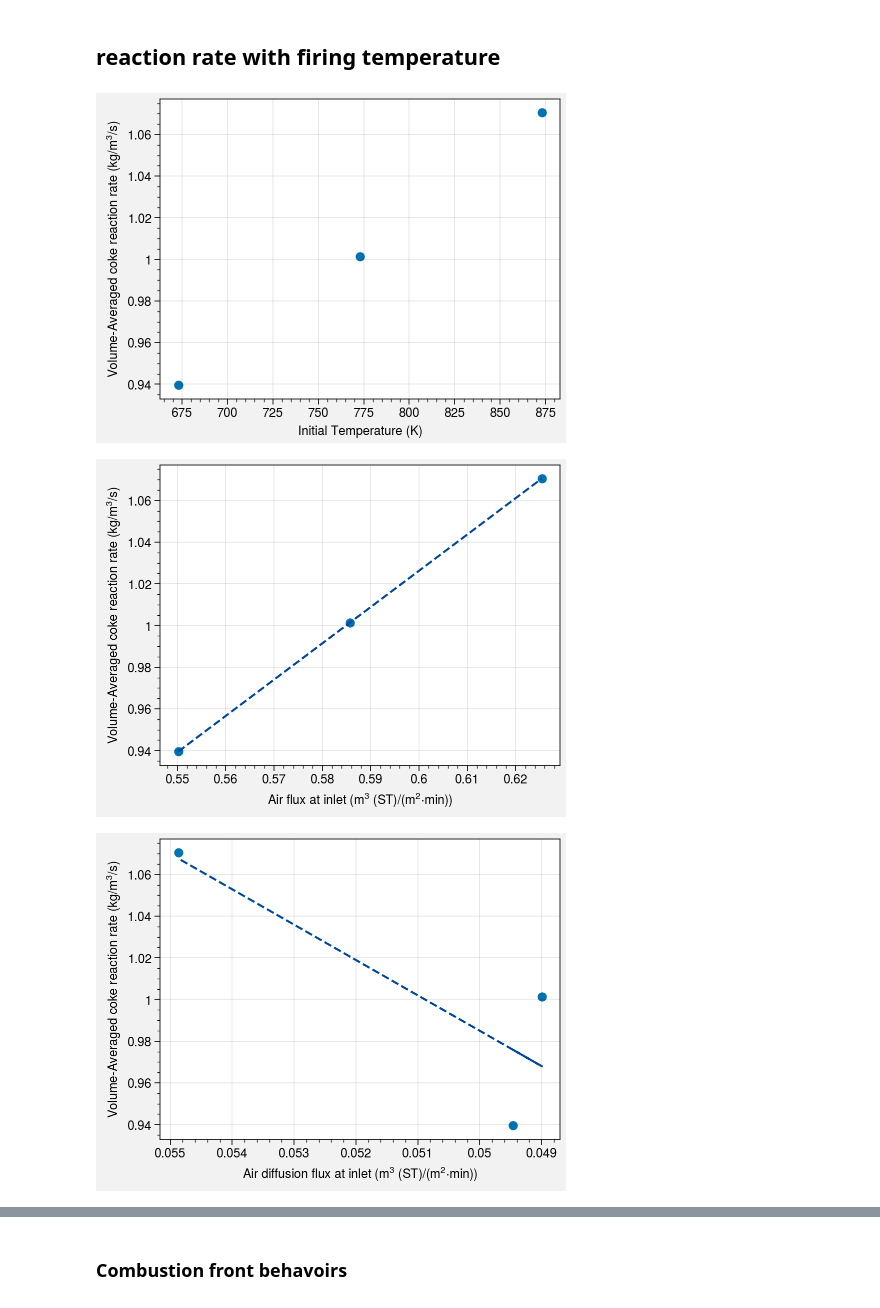
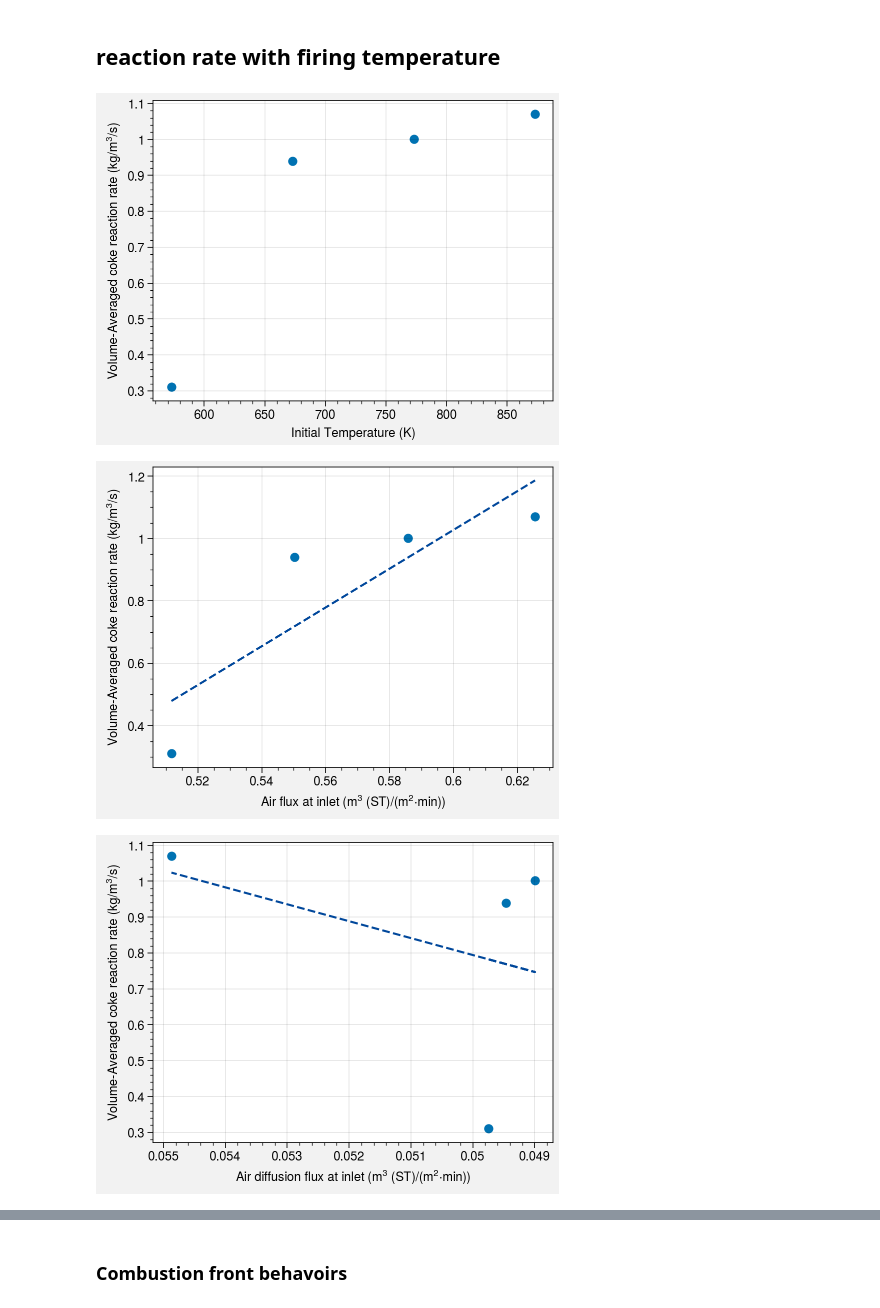
Before and after one commit to anoldfriend0718/openfoam, a Jupyter notebook: run/cokeCombustion/DaAnalysis/Pe1e-2/analysisDaEffect.ipynb, the cells around one changed output, grey strips where cells are left out. Cells and saved outputs as stored; diff of their text form; code cells hidden in the pictures.

```diff
--- a/run/cokeCombustion/DaAnalysis/Pe1e-2/analysisDaEffect.ipynb
+++ b/run/cokeCombustion/DaAnalysis/Pe1e-2/analysisDaEffect.ipynb
@@ -27,8 +27,8 @@ data_folder="postProcess"
 save_folder="postProcess/images"
 transverse_data_folder="postProcess/transverseAveragedData"
 # %%
-# max_t_case_T573=str(list(np.sort([float(i) for i in pyFigure.get_times_from_data_folder(os.path.join(case_T573,transverse_data_folder))]))[-1])
-# print(f"max time of case_T573: {max_t_case_T573}")
+max_t_case_T573=str(list(np.sort([float(i) for i in pyFigure.get_times_from_data_folder(os.path.join(case_T573,transverse_data_folder))]))[-1])
+print(f"max time of case_T573: {max_t_case_T573}")
 
 max_t_case_T673=str(list(np.sort([float(i) for i in pyFigure.get_times_from_data_folder(os.path.join(case_T673,transverse_data_folder))]))[-1])
 print(f"max time of case_T673: {max_t_case_T673}")
@@ -108,21 +109,21 @@ fig.savefig('./MaximumTransverselyAveragedTemperature.jpg', dpi=600)
 # %% [markdown]
 ## reaction rate with firing temperature
 # %%
-# df_rate_case_T573=pd.read_csv(os.path.join(case_T573,"postProcess/others/ReactionRateAndBurningRate.csv"))
+df_rate_case_T573=pd.read_csv(os.path.join(case_T573,"postProcess/others/ReactionRateAndBurningRate.csv"))
 df_rate_case_T673=pd.read_csv(os.path.join(case_T673,"postProcess/others/ReactionRateAndBurningRate.csv"))
 df_rate_case_T773=pd.read_csv(os.path.join(case_T773,"postProcess/others/ReactionRateAndBurningRate.csv"))
 df_rate_case_T873=pd.read_csv(os.path.join(case_T873,"postProcess/others/ReactionRateAndBurningRate.csv"))
 
-# coke_rate_case_T573=list(df_rate_case_T573[df_rate_case_T573["time"]==float(max_t_case_T573)]["vol_averaged_reaction_rate"])[0]
+coke_rate_case_T573=list(df_rate_case_T573[df_rate_case_T573["time"]==float(max_t_case_T573)]["vol_averaged_reaction_rate"])[0]
 coke_rate_case_T673=list(df_rate_case_T673[df_rate_case_T673["time"]==float(max_t_case_T673)]["vol_averaged_reaction_rate"])[0]
 coke_rate_case_T773=list(df_rate_case_T773[df_rate_case_T773["time"]==float(max_t_case_T773)]["vol_averaged_reaction_rate"])[0]
 coke_rate_case_T873=list(df_rate_case_T873[df_rate_case_T873["time"]==float(max_t_case_T873)]["vol_averaged_reaction_rate"])[0]
 
-# T=[573,673,773,873]
-# coke_rates=[coke_rate_case_T573,coke_rate_case_T673,coke_rate_case_T773,coke_rate_case_T873]
+T=[573,673,773,873]
+coke_rates=[coke_rate_case_T573,coke_rate_case_T673,coke_rate_case_T773,coke_rate_case_T873]
 
-T=[673,773,873]
-coke_rates=[coke_rate_case_T673,coke_rate_case_T773,coke_rate_case_T873]
+# T=[673,773,873]
+# coke_rates=[coke_rate_case_T673,coke_rate_case_T773,coke_rate_case_T873]
 # %%
 fig, ax = plot.subplots( aspect=(4, 3), axwidth=4)
 ax.scatter(T,coke_rates)
@@ -130,7 +131,7 @@ ax.format(xlabel="Initial Temperature (K)",
           ylabel="Volume-Averaged coke reaction rate (kg/m$^3$/s)")
 fig.savefig('./cokeReactionRate~T.jpg', dpi=600)
 # %% [output]
-[figure, old version]
+[figure, new version]
 # %%
 pixelResolution=0.5e-6
 DO2=7.63596e-6
@@ -141,49 +142,49 @@ def process_df_O2_flux(df_O2_flux_at_inlet,DO2=7.63596e-6,pixelResolution=0.5e-6
     df_O2_flux_at_inlet["total_flux"]=df_O2_flux_at_inlet["diffusive_flux"]+df_O2_flux_at_inlet["advective_flux"]
     return df_O2_flux_at_inlet
 # %%
-# df_O2_flux_at_inlet_case_T573=pd.read_csv(os.path.join(case_T573,"postProcess/others/O2FluxsAtInlet.csv"))
+df_O2_flux_at_inlet_case_T573=pd.read_csv(os.path.join(case_T573,"postProcess/others/O2FluxsAtInlet.csv"))
 df_O2_flux_at_inlet_case_T673=pd.read_csv(os.path.join(case_T673,"postProcess/others/O2FluxsAtInlet.csv"))
 df_O2_flux_at_inlet_case_T773=pd.read_csv(os.path.join(case_T773,"postProcess/others/O2FluxsAtInlet.csv"))
 df_O2_flux_at_inlet_case_T873=pd.read_csv(os.path.join(case_T873,"postProcess/others/O2FluxsAtInlet.csv"))
 
-# df_O2_flux_at_inlet_case_T573=process_df_O2_flux(df_O2_flux_at_inlet_case_T573,DO2 =4.87334E-06)
+df_O2_flux_at_inlet_case_T573=process_df_O2_flux(df_O2_flux_at_inlet_case_T573,DO2 =4.87334E-06)
 df_O2_flux_at_inlet_case_T673=process_df_O2_flux(df_O2_flux_at_inlet_case_T673,DO2=6.20322E-06)
 df_O2_flux_at_inlet_case_T773=process_df_O2_flux(df_O2_flux_at_inlet_case_T773,DO2=7.63596e-6)
 df_O2_flux_at_inlet_case_T873=process_df_O2_flux(df_O2_flux_at_inlet_case_T873,DO2=9.16465E-06)
 # %%
-# total_O2_flux_case_T573=list(df_O2_flux_at_inlet_case_T573[df_O2_flux_at_inlet_case_T573["time"]==float(max_t_case_T573)]["total_flux"])[0]
+total_O2_flux_case_T573=list(df_O2_flux_at_inlet_case_T573[df_O2_flux_at_inlet_case_T573["time"]==float(max_t_case_T573)]["total_flux"])[0]
 total_O2_flux_case_T673=list(df_O2_flux_at_inlet_case_T673[df_O2_flux_at_inlet_case_T673["time"]==float(max_t_case_T673)]["total_flux"])[0]
 total_O2_flux_case_T773=list(df_O2_flux_at_inlet_case_T773[df_O2_flux_at_inlet_case_T773["time"]==float(max_t_case_T773)]["total_flux"])[0]
 total_O2_flux_case_T873=list(df_O2_flux_at_inlet_case_T873[df_O2_flux_at_inlet_case_T873["time"]==float(max_t_case_T873)]["total_flux"])[0]
 
-# total_O2_fluxs=[total_O2_flux_case_T573,total_O2_flux_case_T673,total_O2_flux_case_T773,total_O2_flux_case_T873]
-total_O2_fluxs=[total_O2_flux_case_T673,total_O2_flux_case_T773,total_O2_flux_case_T873]
+total_O2_fluxs=[total_O2_flux_case_T573,total_O2_flux_case_T673,total_O2_flux_case_T773,total_O2_flux_case_T873]
+# total_O2_fluxs=[total_O2_flux_case_T673,total_O2_flux_case_T773,total_O2_flux_case_T873]
 
 O2Fraction=0.22
 rhoST=1.2758
 area=1*1200*pixelResolution #z 1m
 total_O2_flux_ST_volume=[ flux/O2Fraction/rhoST/area*60 for flux in total_O2_fluxs] #m3 (ST)/(m2 min)
 
 fig, ax = plot.subplots( aspect=(4, 3), axwidth=4)
 ax.scatter(total_O2_flux_ST_volume,coke_rates)
 ax.format(xlabel="Air flux at inlet (m$^3$ (ST)/(m$^2$$\cdot$min))",
           ylabel="Volume-Averaged coke reaction rate (kg/m$^3$/s)")
 
 coef = np.polyfit(total_O2_flux_ST_volume,coke_rates,1)
 poly1d_fn = np.poly1d(coef)
 ax.plot(total_O2_flux_ST_volume,poly1d_fn(total_O2_flux_ST_volume),ls="--",color=plot.scale_luminance('cerulean', 0.5))
 
 fig.savefig('./cokeReactionRate~AirFlux.jpg', dpi=600)
 # %% [output]
-[figure, old version]
+[figure, new version]
 # %%
-# diffusive_O2_flux_case_T573=list(df_O2_flux_at_inlet_case_T573[df_O2_flux_at_inlet_case_T573["time"]==float(max_t_case_T573)]["diffusive_flux"])[0]
+diffusive_O2_flux_case_T573=list(df_O2_flux_at_inlet_case_T573[df_O2_flux_at_inlet_case_T573["time"]==float(max_t_case_T573)]["diffusive_flux"])[0]
 diffusive_O2_flux_case_T673=list(df_O2_flux_at_inlet_case_T673[df_O2_flux_at_inlet_case_T673["time"]==float(max_t_case_T673)]["diffusive_flux"])[0]
 diffusive_O2_flux_case_T773=list(df_O2_flux_at_inlet_case_T773[df_O2_flux_at_inlet_case_T773["time"]==float(max_t_case_T773)]["diffusive_flux"])[0]
 diffusive_O2_flux_case_T873=list(df_O2_flux_at_inlet_case_T873[df_O2_flux_at_inlet_case_T873["time"]==float(max_t_case_T873)]["diffusive_flux"])[0]
 
-# diffusive_O2_fluxs=[diffusive_O2_flux_case_T573,diffusive_O2_flux_case_T673,diffusive_O2_flux_case_T773,diffusive_O2_flux_case_T873]
-diffusive_O2_fluxs=[diffusive_O2_flux_case_T673,diffusive_O2_flux_case_T773,diffusive_O2_flux_case_T873]
+diffusive_O2_fluxs=[diffusive_O2_flux_case_T573,diffusive_O2_flux_case_T673,diffusive_O2_flux_case_T773,diffusive_O2_flux_case_T873]
+# diffusive_O2_fluxs=[diffusive_O2_flux_case_T673,diffusive_O2_flux_case_T773,diffusive_O2_flux_case_T873]
 
 O2Fraction=0.22
 rhoST=1.2758
@@ -201,5 +202,5 @@ ax.format(xlabel="Air diffusion flux at inlet (m$^3$ (ST)/(m$^2$$\cdot$min))",
           ylabel="Volume-Averaged coke reaction rate (kg/m$^3$/s)")
 fig.savefig('./cokeReactionRate~AirdiffusionFlux.jpg', dpi=600)
 # %% [output]
-[figure, old version]
+[figure, new version]
 # %%
```
Also changed, not shown: parts of 10 cells of this notebook, 49 other files.
